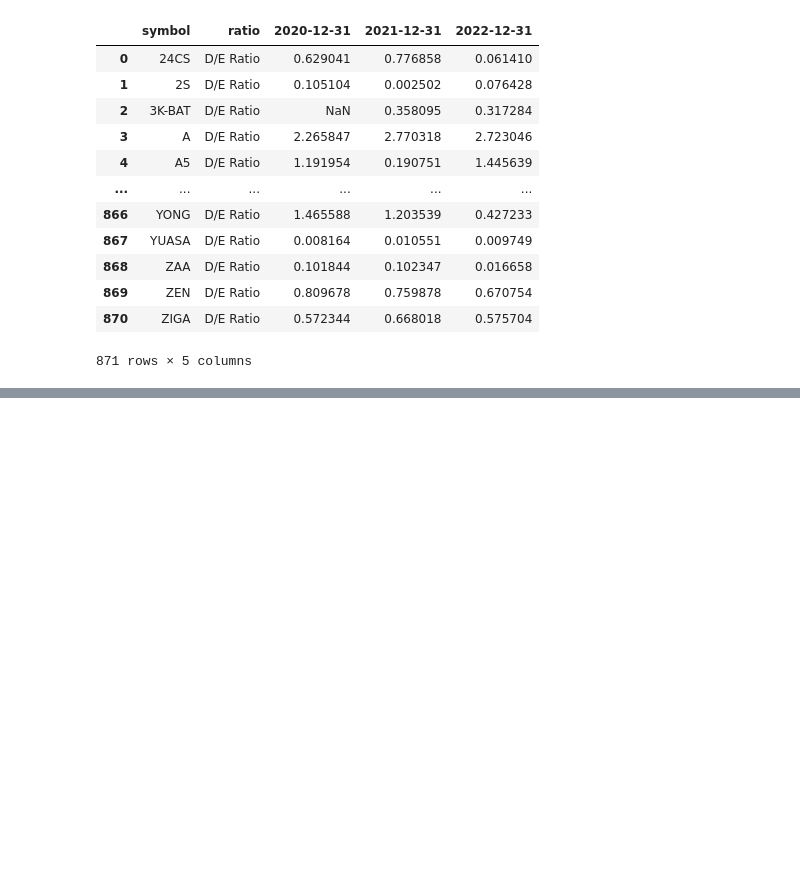
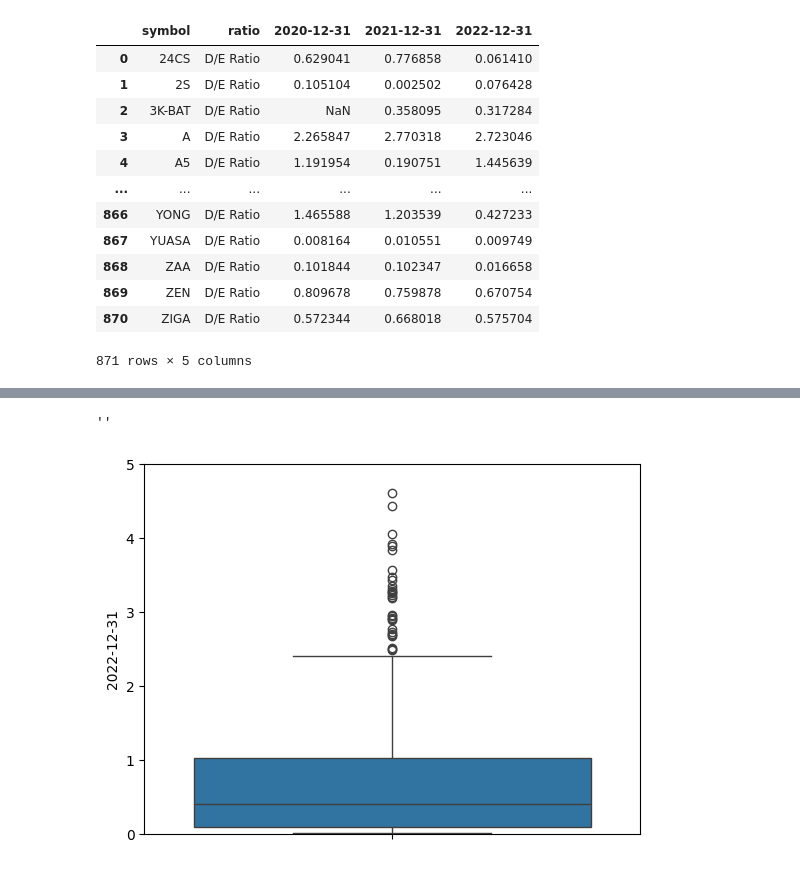
Before and after one commit to suparuek2405/Stock-screening-with-python, a Jupyter notebook: Group_assignment_Tacocat_set_yfinance.ipynb, the cells around one changed output, grey strips where cells are left out. Cells and saved outputs as stored; diff of their text form; code cells hidden in the pictures; blank space fills up the shorter version.

```diff
--- a/Group_assignment_Tacocat_set_yfinance.ipynb
+++ b/Group_assignment_Tacocat_set_yfinance.ipynb
@@ -672,0 +685,11 @@ get_de(2020,2022)
+# %%
+de = get_de(2020,2022)
+de.dropna(inplace=True) #drop na values
+# de = de[(de[['2021-12-31', '2022-12-31']] <= 1).all(axis=1) & (de[['2021-12-31', '2022-12-31']] > 0).all(axis=1)] #all value must less than 1
+de = de[(de[['2021-12-31', '2022-12-31']] <= 5).all(axis=1) & (de[['2021-12-31', '2022-12-31']] > 0).all(axis=1)]
+sns.boxplot(y='2022-12-31', data=de)
+plt.ylim(0, 5)
+;
+# %% [output]
+''
+[figure, added]
```
Also changed, not shown: parts of 10 cells of this notebook.
